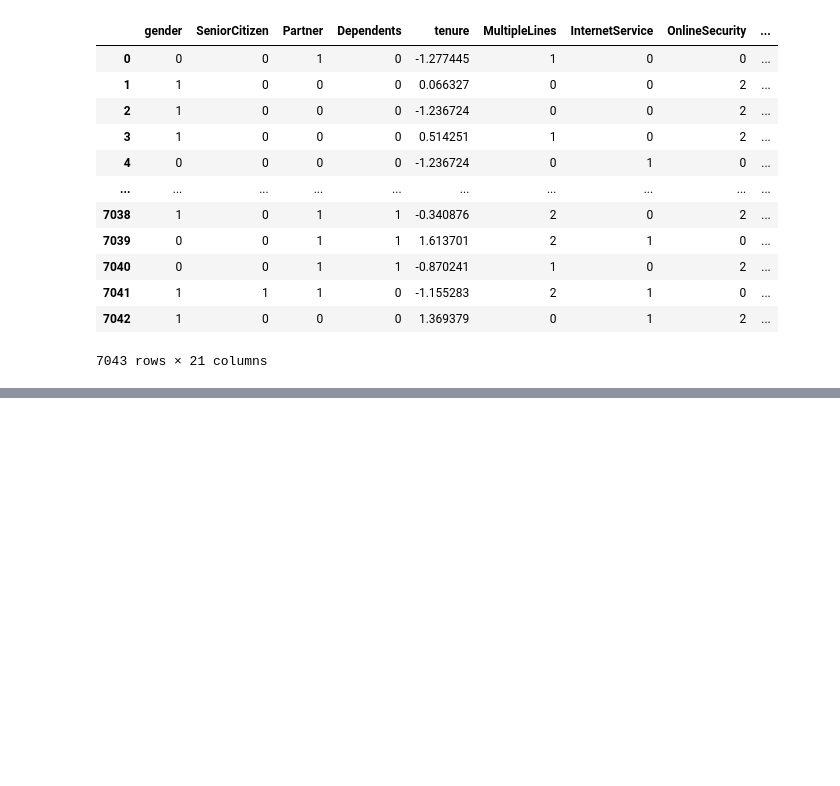
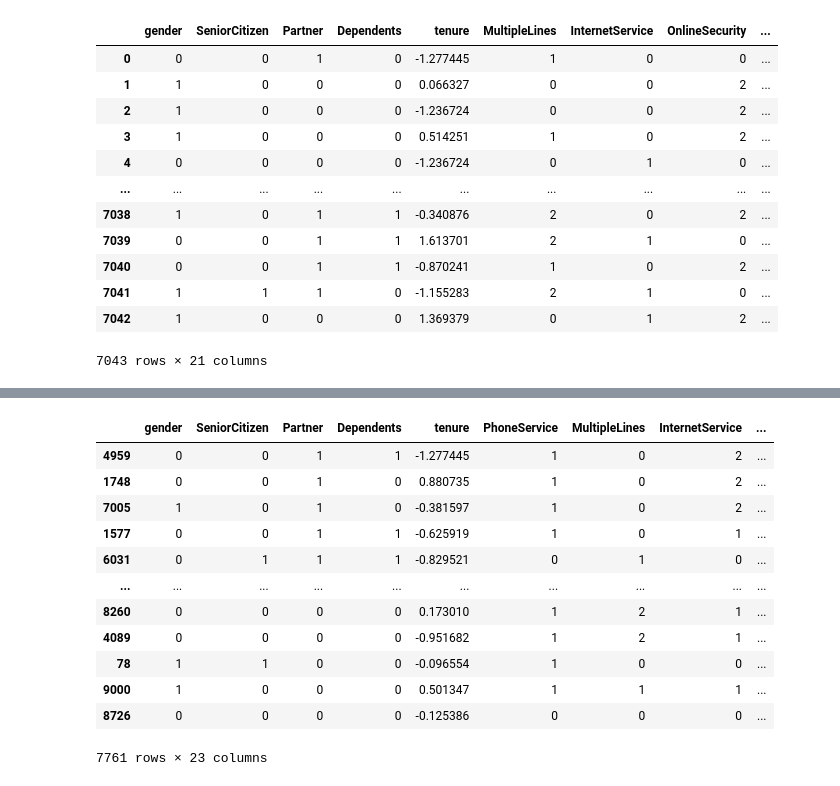
Before and after one commit to amalsalilan/ChurnModeling, a Jupyter notebook: Notebook ll.ipynb, the cells around one changed output, grey strips where cells are left out. Drawn from its saved outputs; the diff is of its cells as text; code cells hidden in the pictures; blank space fills up the shorter version.

Commit message:
Traned with avilable models and also with deep learning

```diff
--- a/Notebook ll.ipynb
+++ b/Notebook ll.ipynb
@@ -298,0 +301,11 @@ df_final
+# %%
+import xgboost as xgb
+from sklearn.metrics import accuracy_score
+
+# Assuming you have your preprocessed features and labels as X_train, X_test, y_train, y_test
+
+# Create the XGBoost Classifier instance
+xgb_classifier = xgb.XGBClassifier()
+
+# Train the model
+xgb_classifier.fit(X_train, y_train)
@@ -298,0 +324,9 @@ df_final
+# %%
+# Make predictions on the test set
+y_pred = xgb_classifier.predict(X_test)
+
+# Evaluate the model
+accuracy = accuracy_score(y_test, y_pred)
+
+# Print the accuracy score
+print("Accuracy:", accuracy)
@@ -298,0 +431,16 @@ df_final
+# %%
+X_train
+# %% [output]
+|  | gender | SeniorCitizen | Partner | Dependents | tenure | PhoneService | MultipleLines | InternetService | ... |
+| 4959 | 0 | 0 | 1 | 1 | -1.277445 | 1 | 0 | 2 | ... |
+| 1748 | 0 | 0 | 1 | 0 | 0.880735 | 1 | 0 | 2 | ... |
+| 7005 | 1 | 0 | 1 | 0 | -0.381597 | 1 | 0 | 2 | ... |
+| 1577 | 0 | 0 | 1 | 1 | -0.625919 | 1 | 0 | 1 | ... |
+| 6031 | 0 | 1 | 1 | 1 | -0.829521 | 0 | 1 | 0 | ... |
+| ... | ... | ... | ... | ... | ... | ... | ... | ... | ... |
+| 8260 | 0 | 0 | 0 | 0 | 0.173010 | 1 | 2 | 1 | ... |
+| 4089 | 0 | 0 | 0 | 0 | -0.951682 | 1 | 2 | 1 | ... |
+| 78 | 1 | 1 | 0 | 0 | -0.096554 | 1 | 0 | 0 | ... |
+| 9000 | 1 | 0 | 0 | 0 | 0.501347 | 1 | 1 | 1 | ... |
+| 8726 | 0 | 0 | 0 | 0 | -0.125386 | 0 | 0 | 0 | ... |
+7761 rows × 23 columns
```
Also changed, not shown: parts of 9 cells of this notebook, 4 other files.
